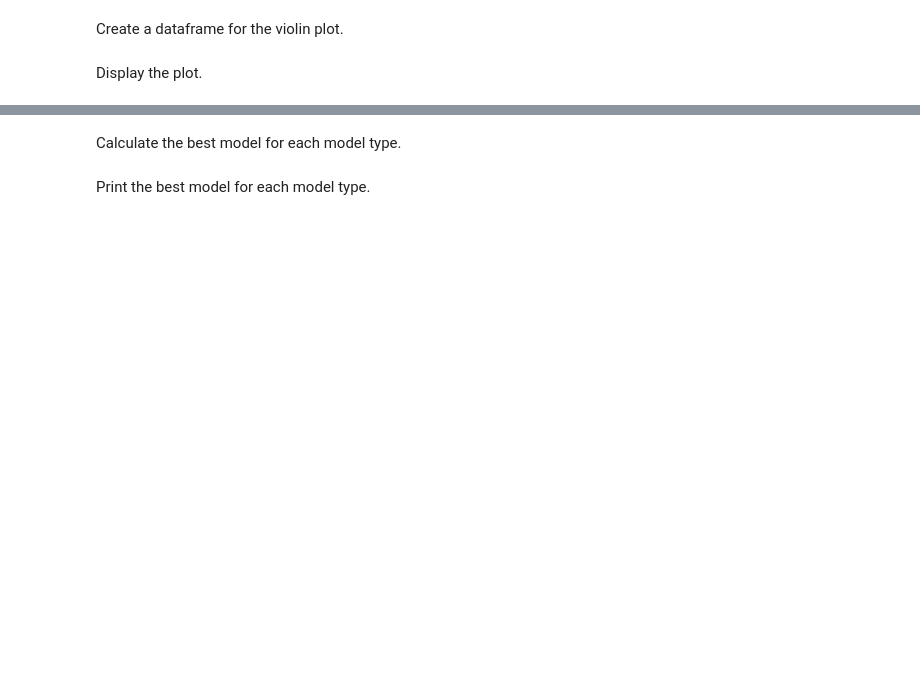
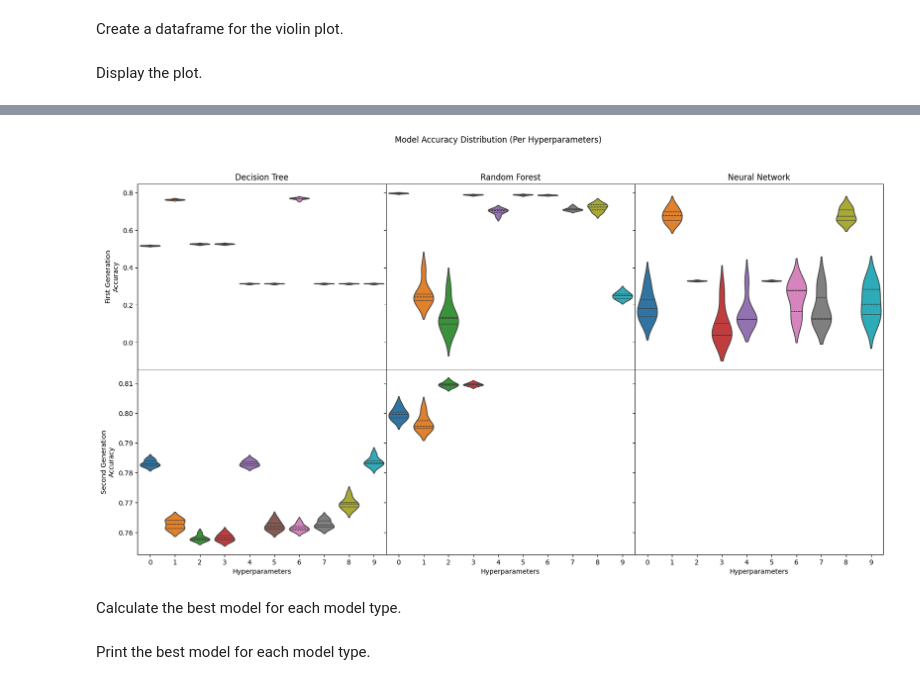
Before and after one commit to Etto48/DataMiningProject, a Jupyter notebook: src/notebooks/selection_results.ipynb, the cells around one changed output, grey strips where cells are left out. Saved outputs shown, nothing was run; the diff lists cells and outputs as text; code cells hidden in the pictures; blank space fills up the shorter version.

```diff
--- a/src/notebooks/selection_results.ipynb
+++ b/src/notebooks/selection_results.ipynb
@@ -68,3 +67,31 @@ plt.show()
+# %%
+violin_plot_data = [[pd.DataFrame(columns=["accuracy", "model_kind", "hyperparameters"]) for _ in range(len(beautiful_names))] for _ in range(len(search_results))]
+for i in range(len(search_results)):
+    for m, (model_kind, results) in enumerate(search_results[i].items()):
+        for k, result in enumerate(results):
+            for j, accuracy in enumerate(result[1]):
+                hyperparameters_name = f"{k}"
+                violin_plot_data[i][m].loc[len(violin_plot_data[i][m])] = [accuracy, beautiful_names[model_kind], hyperparameters_name]
+# %%
+fig, axs = plt.subplots(2, 3, figsize=(20, 10), sharey="row", sharex="col", gridspec_kw={"hspace": 0, "wspace": 0, })
+fig.suptitle("Model Accuracy Distribution (Per Hyperparameters)")
+for i, (_, model_kind) in enumerate(beautiful_names.items()):
+    axs[0,i].set_title(model_kind)
+    sns.violinplot(data=violin_plot_data[0][i], x="hyperparameters", y="accuracy", hue="hyperparameters", density_norm="width", inner="quartiles", ax=axs[0,i])
+    axs[0,i].set_xlabel(None)
+    if i == 0:
+        axs[0,i].set_ylabel("First Generation\nAccuracy")
+    else:
+        axs[0,i].set_ylabel(None)
+    sns.violinplot(data=violin_plot_data[1][i], x="hyperparameters", y="accuracy", hue="hyperparameters", density_norm="width", inner="quartiles", ax=axs[1,i])
+    if i == 0:
+        axs[1,i].set_ylabel("Second Generation\nAccuracy")
+    else:
+        axs[1,i].set_ylabel(None)
+    axs[1,i].set_xlabel("Hyperparameters")
+plt.show()
+# %% [output]
+[figure, added]
 # %% [markdown]
 Calculate the best model for each model type.
 # %%
```
Also changed, not shown: parts of 4 cells of this notebook, 8 other files.
